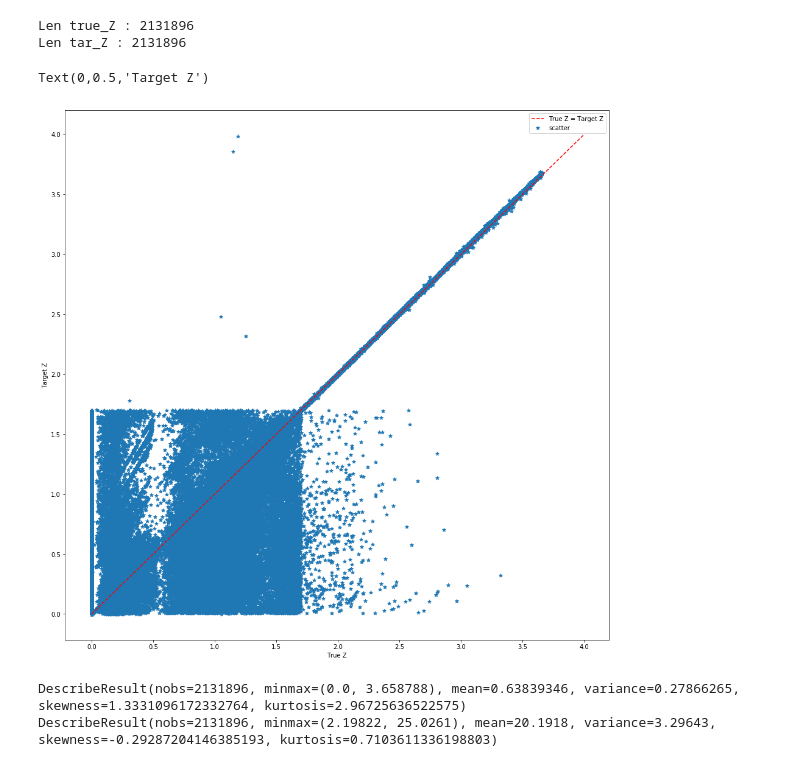
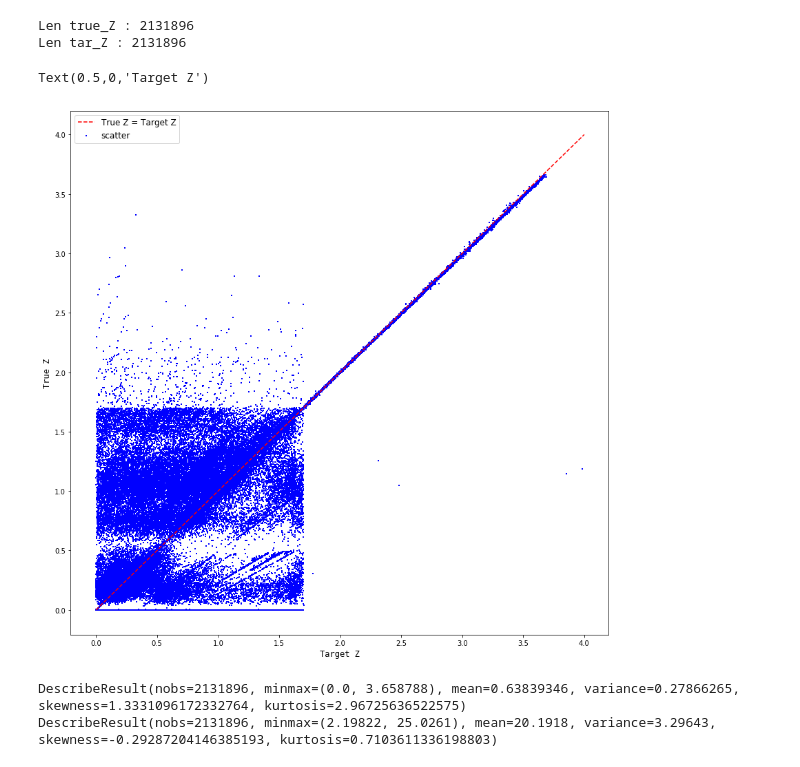
Before and after one commit to sergiolobo26/Monograf-aRedshiftML, a Jupyter notebook: Python/Magnitud_Z.ipynb, the cells around one changed output. Cells and saved outputs as stored; diff of their text form; code cells hidden in the pictures.

```diff
--- a/Python/Magnitud_Z.ipynb
+++ b/Python/Magnitud_Z.ipynb
@@ -64,16 +64,16 @@ Len tar_Z : 2131896
 # %%
 #Relacion entre TARGET Z y TRUE Z.
 x_f = linspace(0, 4.0, 100)
 
-fig, ax = subplots(figsize=(16, 16))
+fig, ax = subplots(figsize=(14, 14))
 ax.plot(x_f, x_f, '--', color='r')
-ax.scatter(true_Z, tar_Z, marker='*')
-ax.legend(('True Z = Target Z', 'scatter'))
-ax.set_xlabel('True Z')
-ax.set_ylabel('Target Z')
+ax.scatter(tar_Z, true_Z, marker='+', s=5, color='b')
+ax.legend(('True Z = Target Z', 'scatter'), fontsize=12)
+ax.set_ylabel('True Z', fontsize=12, fontname='monospace')
+ax.set_xlabel('Target Z', fontsize=12, fontname='monospace')
 # %% [output]
-Text(0,0.5,'Target Z')
+Text(0.5,0,'Target Z')
-[figure, old version]
+[figure, new version]
 # %%
 #estadísticas de TRUE_Z y MAGNITUDE
 from scipy import stats
```
Also changed, not shown: parts of 3 cells of this notebook, 2 other files.
